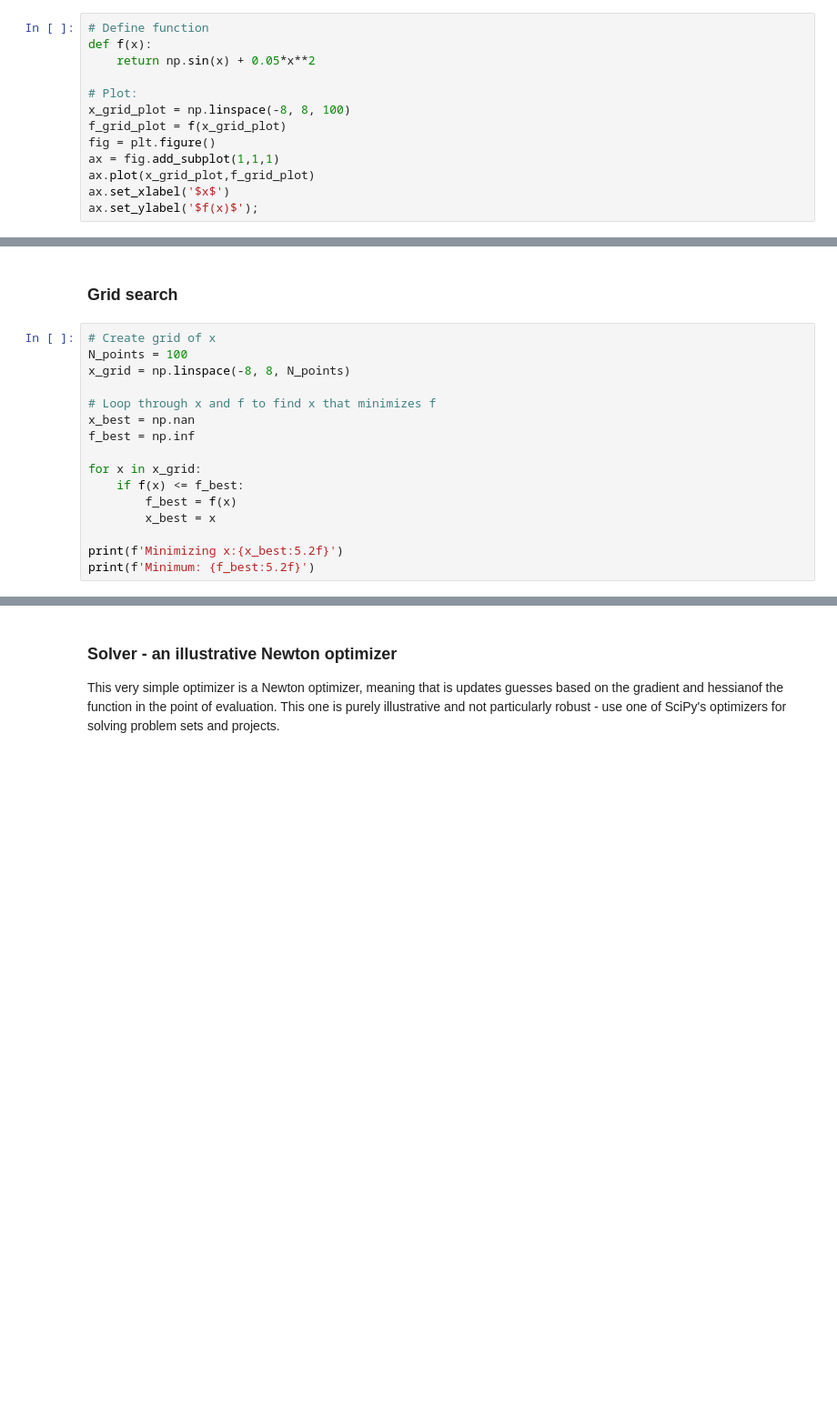
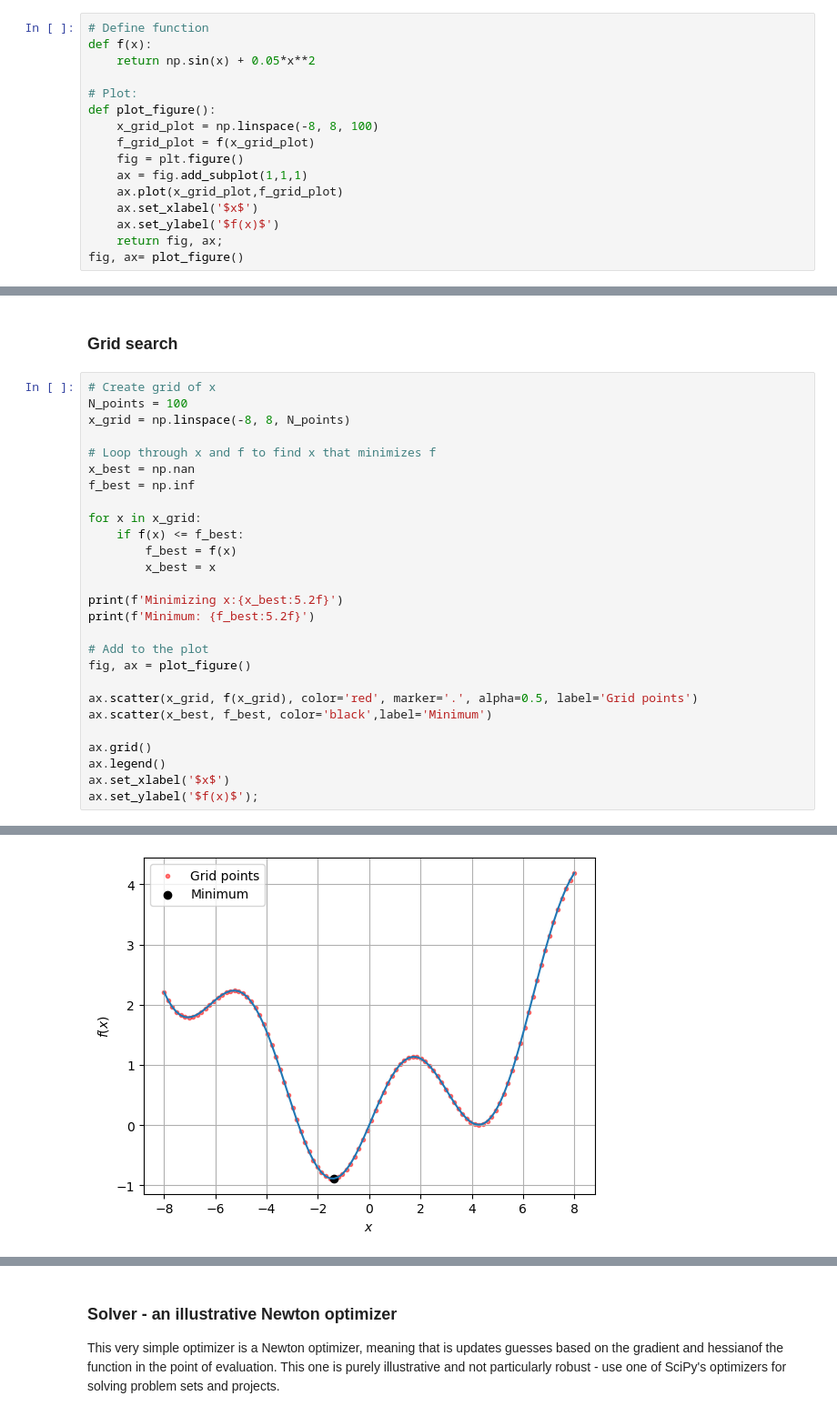
Before and after one commit to ansofol/IntroProg2024_class_3_6, a Jupyter notebook: Extra material/optimization_consumer_problem.ipynb, the cells around one changed output, grey strips where cells are left out. Shown at 91% size. Cells and saved outputs as stored; diff of their text form; blank space fills up the shorter version.

```diff
--- a/Extra material/optimization_consumer_problem.ipynb
+++ b/Extra material/optimization_consumer_problem.ipynb
@@ -17,13 +17,16 @@ def f(x):
     return np.sin(x) + 0.05*x**2
 
 # Plot:
-x_grid_plot = np.linspace(-8, 8, 100)
-f_grid_plot = f(x_grid_plot)
-fig = plt.figure()
-ax = fig.add_subplot(1,1,1)
-ax.plot(x_grid_plot,f_grid_plot)
-ax.set_xlabel('$x$')
-ax.set_ylabel('$f(x)$');
+def plot_figure():
+    x_grid_plot = np.linspace(-8, 8, 100)
+    f_grid_plot = f(x_grid_plot)
+    fig = plt.figure()
+    ax = fig.add_subplot(1,1,1)
+    ax.plot(x_grid_plot,f_grid_plot)
+    ax.set_xlabel('$x$')
+    ax.set_ylabel('$f(x)$')
+    return fig, ax;
+fig, ax= plot_figure()
 # %% [output]
 [figure]
 # %% [markdown]
@@ -31,19 +34,31 @@ ax.set_ylabel('$f(x)$');
 # %%
 # Create grid of x
 N_points = 100
 x_grid = np.linspace(-8, 8, N_points)
 
 # Loop through x and f to find x that minimizes f
 x_best = np.nan
 f_best = np.inf
 
 for x in x_grid:
     if f(x) <= f_best:
         f_best = f(x)
         x_best = x
 
 print(f'Minimizing x:{x_best:5.2f}')
 print(f'Minimum: {f_best:5.2f}')
+
+# Add to the plot
+fig, ax = plot_figure()
+
+ax.scatter(x_grid, f(x_grid), color='red', marker='.', alpha=0.5, label='Grid points')
+ax.scatter(x_best, f_best, color='black',label='Minimum')
+
+ax.grid()
+ax.legend()
+ax.set_xlabel('$x$')
+ax.set_ylabel('$f(x)$');
 # %% [output]
 Minimizing x:-1.37
 Minimum: -0.89
+[figure, added]
```
Also changed, not shown: parts of 16 cells of this notebook.
